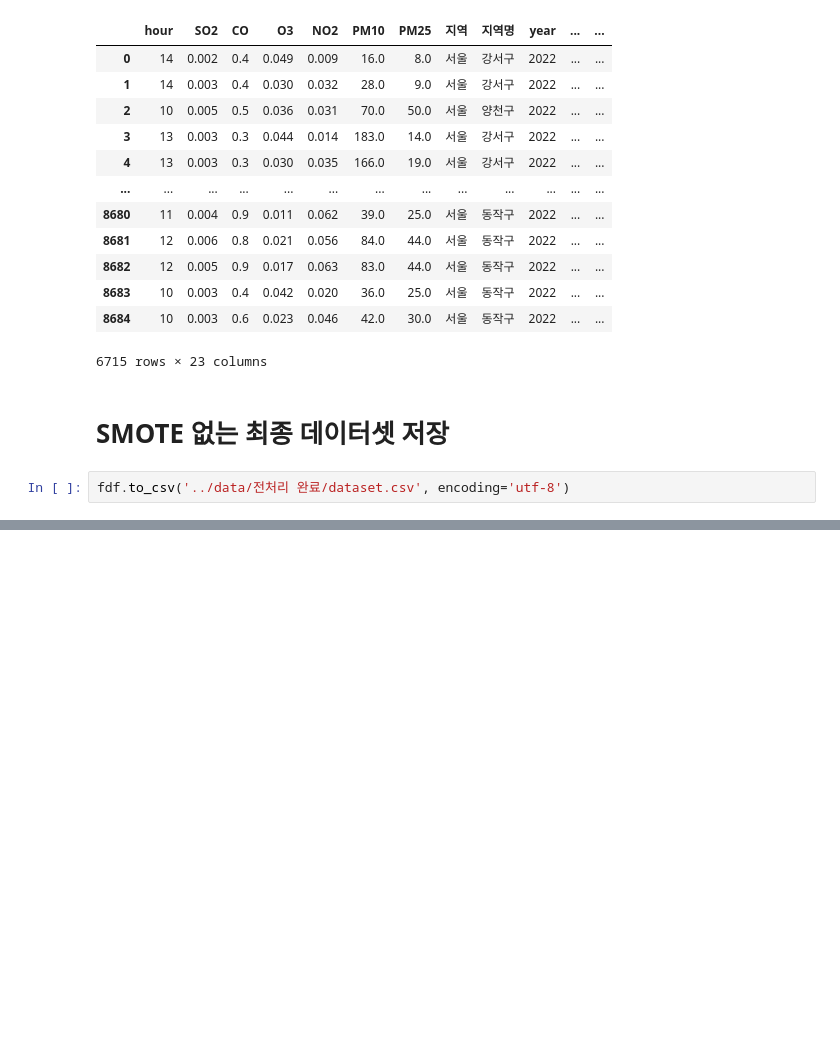
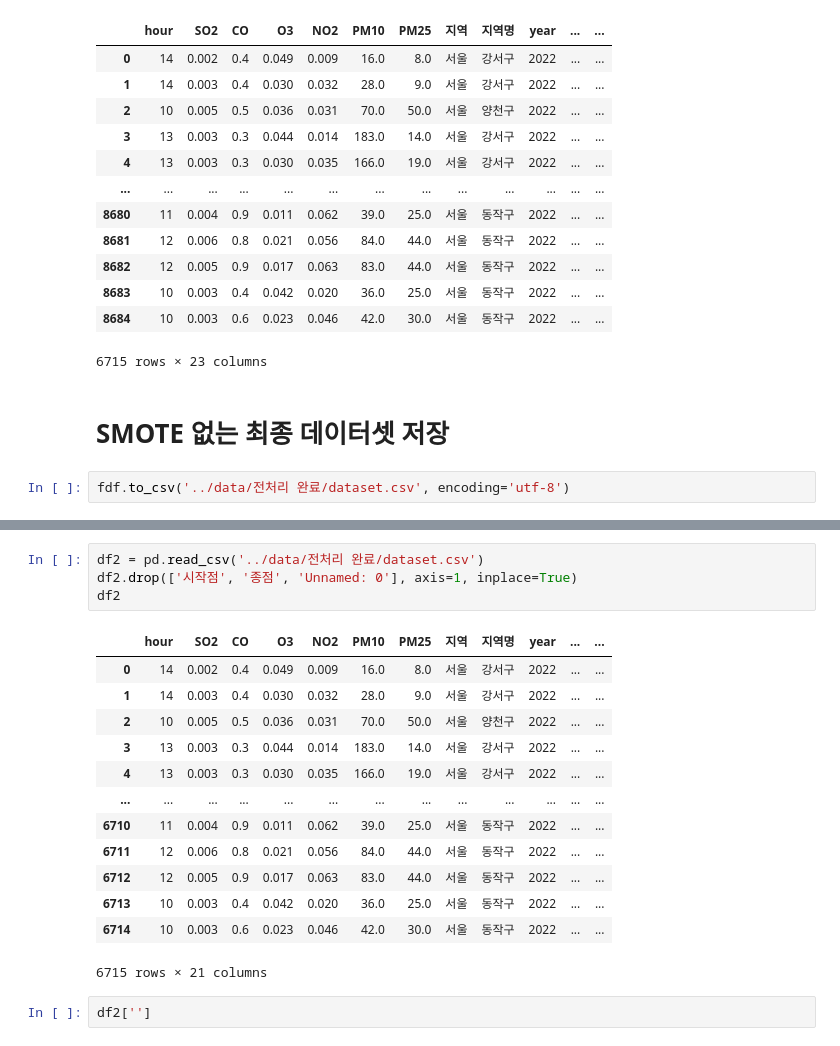
Before and after one commit to eunyoung030927/2024-Environmental-Data-Analysis-and-Utilization-Competition, a Jupyter notebook: model/preprocessing.ipynb, the cells around one changed output, grey strips where cells are left out. Cells and saved outputs as stored; diff of their text form; blank space fills up the shorter version.

```diff
--- a/model/preprocessing.ipynb
+++ b/model/preprocessing.ipynb
@@ -542,0 +640,20 @@ ValueError: could not convert string to float: '서울'
+# %%
+df2 = pd.read_csv('../data/전처리 완료/dataset.csv')
+df2.drop(['시작점', '종점', 'Unnamed: 0'], axis=1, inplace=True)
+df2
+# %% [output]
+|  | hour | SO2 | CO | O3 | NO2 | PM10 | PM25 | 지역 | 지역명 | year | ... | ... |
+| 0 | 14 | 0.002 | 0.4 | 0.049 | 0.009 | 16.0 | 8.0 | 서울 | 강서구 | 2022 | ... | ... |
+| 1 | 14 | 0.003 | 0.4 | 0.030 | 0.032 | 28.0 | 9.0 | 서울 | 강서구 | 2022 | ... | ... |
+| 2 | 10 | 0.005 | 0.5 | 0.036 | 0.031 | 70.0 | 50.0 | 서울 | 양천구 | 2022 | ... | ... |
+| 3 | 13 | 0.003 | 0.3 | 0.044 | 0.014 | 183.0 | 14.0 | 서울 | 강서구 | 2022 | ... | ... |
+| 4 | 13 | 0.003 | 0.3 | 0.030 | 0.035 | 166.0 | 19.0 | 서울 | 강서구 | 2022 | ... | ... |
+| ... | ... | ... | ... | ... | ... | ... | ... | ... | ... | ... | ... | ... |
+| 6710 | 11 | 0.004 | 0.9 | 0.011 | 0.062 | 39.0 | 25.0 | 서울 | 동작구 | 2022 | ... | ... |
+| 6711 | 12 | 0.006 | 0.8 | 0.021 | 0.056 | 84.0 | 44.0 | 서울 | 동작구 | 2022 | ... | ... |
+| 6712 | 12 | 0.005 | 0.9 | 0.017 | 0.063 | 83.0 | 44.0 | 서울 | 동작구 | 2022 | ... | ... |
+| 6713 | 10 | 0.003 | 0.4 | 0.042 | 0.020 | 36.0 | 25.0 | 서울 | 동작구 | 2022 | ... | ... |
+| 6714 | 10 | 0.003 | 0.6 | 0.023 | 0.046 | 42.0 | 30.0 | 서울 | 동작구 | 2022 | ... | ... |
+6715 rows × 21 columns
+# %%
+df2['']
```
Also changed, not shown: parts of 8 cells of this notebook, 1 other file.
